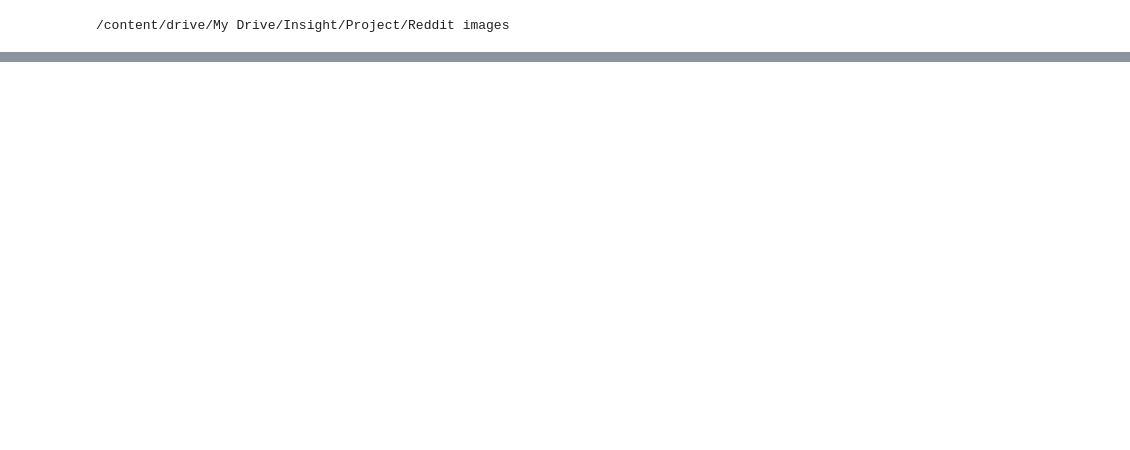
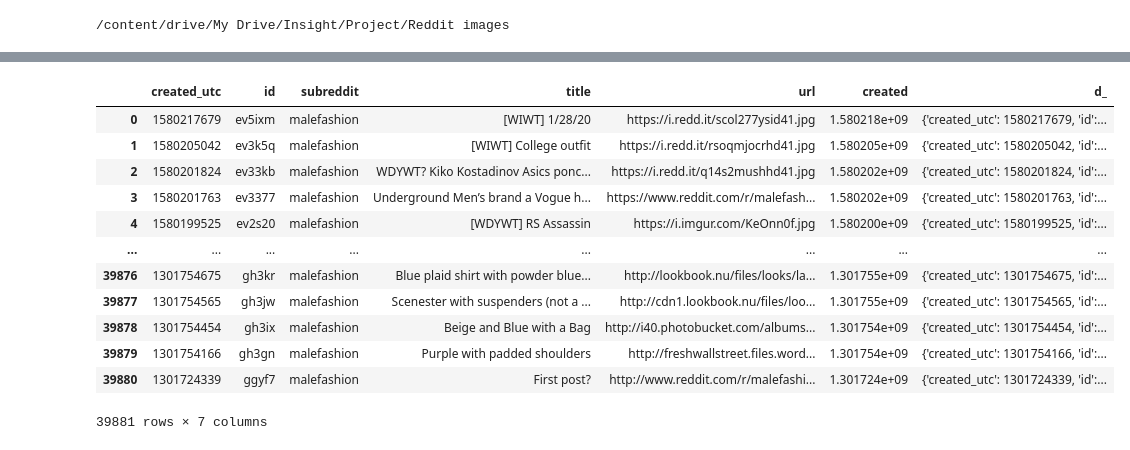
Before and after one commit to jimmyjoy43/Insight_project, a Jupyter notebook: reddit_PSAW_scrapper.ipynb, the cells around one changed output, grey strips where cells are left out. Saved outputs shown, nothing was run; the diff lists cells and outputs as text; code cells hidden in the pictures; blank space fills up the shorter version.

```diff
--- a/reddit_PSAW_scrapper.ipynb
+++ b/reddit_PSAW_scrapper.ipynb
@@ -15,0 +40,3 @@ Mounted at /content/drive
+# %%
+from psaw import PushshiftAPI
+api = PushshiftAPI()
@@ -15,0 +52,20 @@ Mounted at /content/drive
+# %%
+gen = list(api.search_submissions(subreddit='Malefashion',
+                                  filter=['url','id', 'title', 'subreddit'],
+                                  limit=100000))
+
+pd.DataFrame(gen)
+# %% [output]
+|  | created_utc | id | subreddit | title | url | created | d_ |
+| 0 | 1580217679 | ev5ixm | malefashion | [WIWT] 1/28/20 | https://i.redd.it/scol277ysid41.jpg | 1.580218e+09 | {'created_utc': 1580217679, 'id':... |
+| 1 | 1580205042 | ev3k5q | malefashion | [WIWT] College outfit | https://i.redd.it/rsoqmjocrhd41.jpg | 1.580205e+09 | {'created_utc': 1580205042, 'id':... |
+| 2 | 1580201824 | ev33kb | malefashion | WDYWT? Kiko Kostadinov Asics ponc... | https://i.redd.it/q14s2mushhd41.jpg | 1.580202e+09 | {'created_utc': 1580201824, 'id':... |
+| 3 | 1580201763 | ev3377 | malefashion | Underground Men’s brand a Vogue h... | https://www.reddit.com/r/malefash... | 1.580202e+09 | {'created_utc': 1580201763, 'id':... |
+| 4 | 1580199525 | ev2s20 | malefashion | [WDYWT] RS Assassin | https://i.imgur.com/KeOnn0f.jpg | 1.580200e+09 | {'created_utc': 1580199525, 'id':... |
+| ... | ... | ... | ... | ... | ... | ... | ... |
+| 39876 | 1301754675 | gh3kr | malefashion | Blue plaid shirt with powder blue... | http://lookbook.nu/files/looks/la... | 1.301755e+09 | {'created_utc': 1301754675, 'id':... |
+| 39877 | 1301754565 | gh3jw | malefashion | Scenester with suspenders (not a ... | http://cdn1.lookbook.nu/files/loo... | 1.301755e+09 | {'created_utc': 1301754565, 'id':... |
+| 39878 | 1301754454 | gh3ix | malefashion | Beige and Blue with a Bag | http://i40.photobucket.com/albums... | 1.301754e+09 | {'created_utc': 1301754454, 'id':... |
+| 39879 | 1301754166 | gh3gn | malefashion | Purple with padded shoulders | http://freshwallstreet.files.word... | 1.301754e+09 | {'created_utc': 1301754166, 'id':... |
+| 39880 | 1301724339 | ggyf7 | malefashion | First post? | http://www.reddit.com/r/malefashi... | 1.301724e+09 | {'created_utc': 1301724339, 'id':... |
+39881 rows × 7 columns
```
Also changed, not shown: parts of 12 cells of this notebook.
